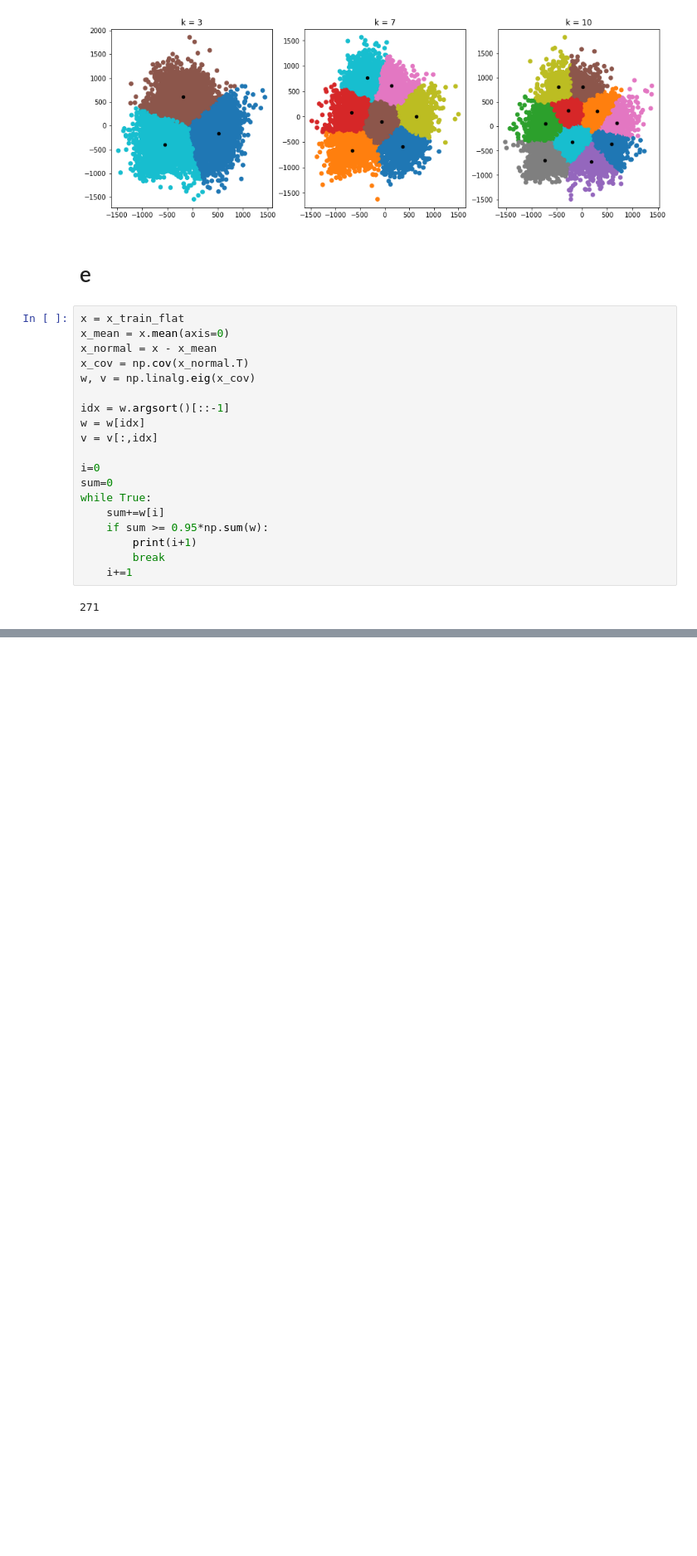
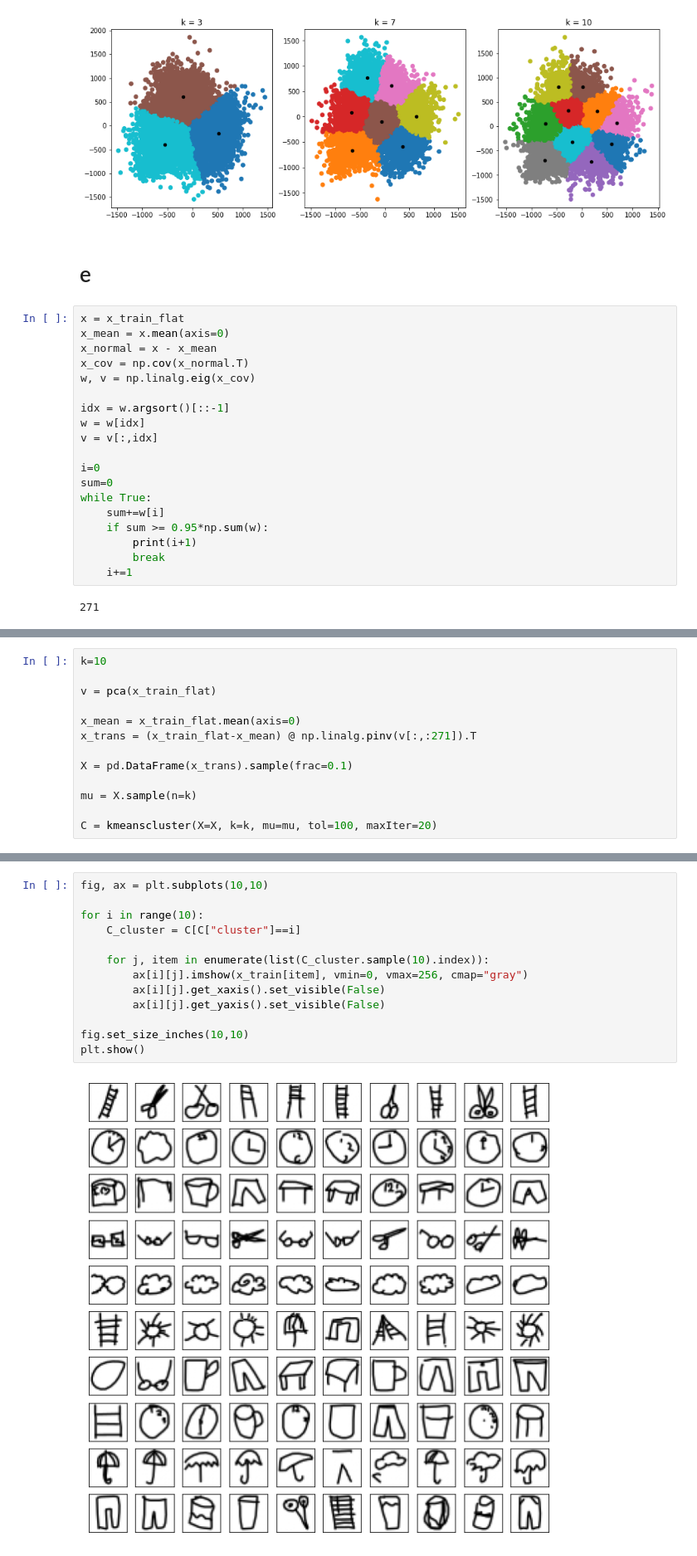
Before and after one commit to AUT-Student/SPR-HW4, a Jupyter notebook: P4/P4.ipynb, the cells around one changed output, grey strips where cells are left out. Shown at 83% size. Cells and saved outputs as stored; diff of their text form; blank space fills up the shorter version.

```diff
--- a/P4/P4.ipynb
+++ b/P4/P4.ipynb
@@ -371,0 +374,13 @@ plt.show()
+# %%
+k=10
+
+v = pca(x_train_flat)
+
+x_mean = x_train_flat.mean(axis=0)
+x_trans = (x_train_flat-x_mean) @ np.linalg.pinv(v[:,:271]).T
+
+X = pd.DataFrame(x_trans).sample(frac=0.1)
+
+mu = X.sample(n=k)
+
+C = kmeanscluster(X=X, k=k, mu=mu, tol=100, maxIter=20)
@@ -371,0 +408,15 @@ plt.show()
+# %%
+fig, ax = plt.subplots(10,10)
+
+for i in range(10):
+    C_cluster = C[C["cluster"]==i]
+
+    for j, item in enumerate(list(C_cluster.sample(10).index)):
+        ax[i][j].imshow(x_train[item], vmin=0, vmax=256, cmap="gray")
+        ax[i][j].get_xaxis().set_visible(False)
+        ax[i][j].get_yaxis().set_visible(False)
+
+fig.set_size_inches(10,10)
+plt.show()
+# %% [output]
+[figure, added]
```
Also changed, not shown: parts of 3 cells of this notebook, 1 other file.
